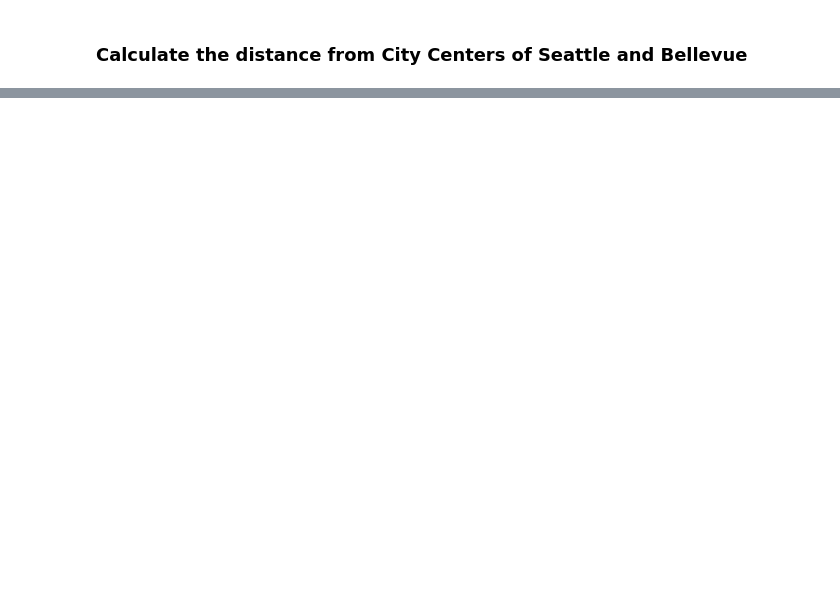
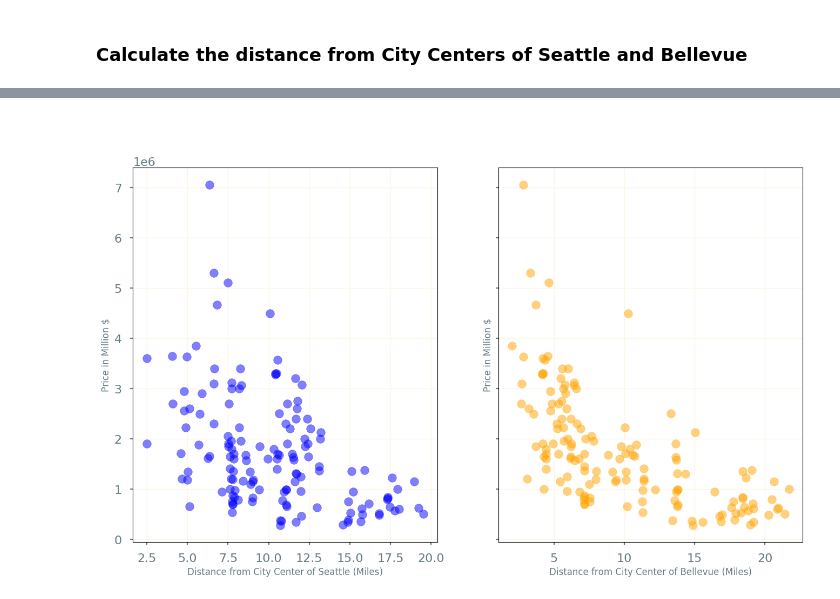
Before and after one commit to kayoken/eda-real-estate, a Jupyter notebook: EDA.ipynb, the cells around one changed output, grey strips where cells are left out. Saved outputs shown, nothing was run; the diff lists cells and outputs as text; code cells hidden in the pictures; blank space fills up the shorter version.

Commit message:
filtering data

```diff
--- a/EDA.ipynb
+++ b/EDA.ipynb
@@ -94,0 +89,4 @@ df_on_waterfront = df_geopos[df_geopos['waterfront'] != 0].dropna()
+# %%
+# save these real estate properties for later
+df_waterfront_unknown= df[df['waterfront'].isna() == True]
+df_on_waterfront = df[df['waterfront'] == 1]
@@ -126,16 +135,11 @@ fig.show()
 CONST_SEATTLE_CENTER = 47.608013, -122.335167
 CONST_BELLEVUE_CENTER = 47.610378, -122.200676
 
-((haversine(CONST_SEATTLE_CENTER, CONST_BELLEVUE_CENTER, Unit.MILES)))
-
+# ((haversine(CONST_SEATTLE_CENTER, CONST_BELLEVUE_CENTER, Unit.MILES)))
 # distance_seattle = [(row.lat, row.long) for _, row in df_on_waterfront[['lat', 'long']].iterrows()]
-
-
-distance_seattle = [haversine((row.lat, row.long), CONST_SEATTLE_CENTER, Unit.MILES) for _, row in df_on_waterfront[['lat', 'long']].iterrows()]
 
 df_on_waterfront['distance_seattle_center'] = [haversine((row.lat, row.long), CONST_SEATTLE_CENTER, Unit.MILES) for _, row in df_on_waterfront[['lat', 'long']].iterrows()]
 df_on_waterfront['distance_bellevue_center'] = [haversine((row.lat, row.long), CONST_BELLEVUE_CENTER, Unit.MILES) for _, row in df_on_waterfront[['lat', 'long']].iterrows()]
 
-df_on_waterfront = df_on_waterfront[(df_on_waterfront['distance_seattle_center'] < 10) | (df_on_waterfront['distance_bellevue_center'] < 10)]
-
-# if df_on_waterfront.shape[0] == len(distance_seattle):
+# data is clean
+df_on_waterfront['waterfront'].describe()
@@ -187,0 +201,32 @@ msno.matrix(df)
+# %%
+df_city_distance_10 = df_on_waterfront[(df_on_waterfront['distance_seattle_center'] < 10) | (df_on_waterfront['distance_bellevue_center'] < 10)]
+df_city_distance_20 = df_on_waterfront[(df_on_waterfront['distance_seattle_center'] < 20) | (df_on_waterfront['distance_bellevue_center'] < 20)]
+
+distance_seattle = df_city_distance_20['distance_seattle_center']
+distance_bellevue = df_city_distance_20['distance_bellevue_center']
+price = df_city_distance_20['price']
+# distance_seattle = df_city_distance_10['distance_seattle_center']
+# distance_bellevue = df_city_distance_10['distance_bellevue_center']
+# price = df_city_distance_10['price']
+
+plt.style.use('_classic_test_patch')
+
+fig, (ax1, ax2) = plt.subplots(1, 2, sharey=True, figsize=(16, 9))
+fig.suptitle('Prices in King County for Waterfront Properties')
+
+try:
+    ax1.set_title('Price Distance Relation for Seattle', fontsize=11)
+    ax1.set_ylabel('Price in Million $')
+    ax1.set_xlabel('Distance from City Center of Seattle (Miles)')
+    ax1.scatter(distance_seattle, price, alpha=.5, color="blue")
+except ValueError:
+    print('Data missing')
+else:
+    ax2.set_title('Price Distance Relation for Bellevue', fontsize=11)
+    ax2.set_ylabel('Price in Million $')
+    ax2.set_xlabel('Distance from City Center of Bellevue (Miles)')
+    ax2.scatter(distance_bellevue, price, alpha=.5, color="orange")
+
+plt.show()
+# %% [output]
+[figure, added]
```
Also changed, not shown: parts of 14 cells of this notebook.
